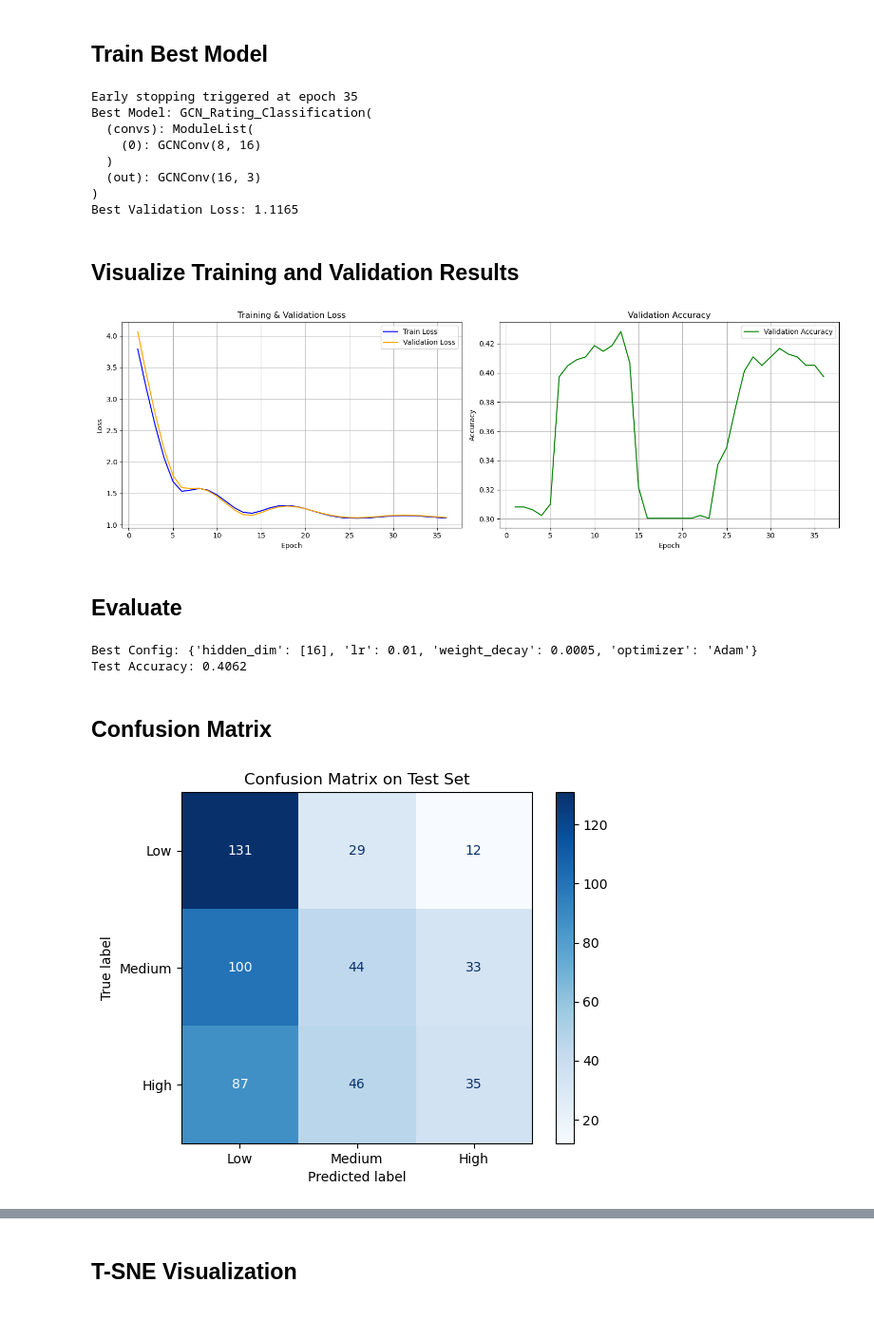
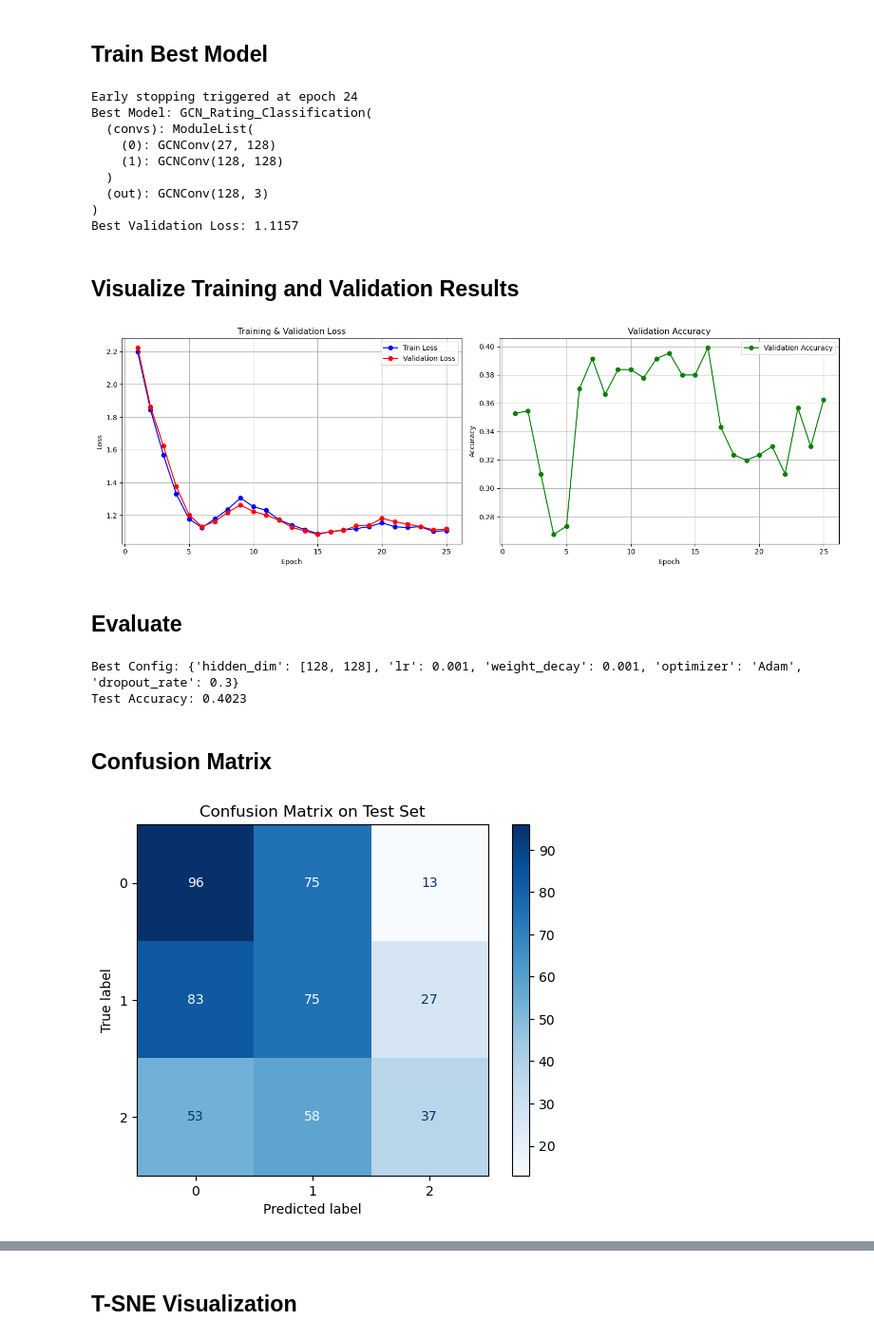
Before and after one commit to gentrylamb/dsan6400-final-project, a Jupyter notebook: code/GNN.ipynb, the cells around one changed output, grey strips where cells are left out. Shown at 95% size. Cells and saved outputs as stored; diff of their text form; code cells hidden in the pictures.

Commit message:
tried to mkae GNN better for predicting movie ratings with 3 classes/buckets

```diff
--- a/code/GNN.ipynb
+++ b/code/GNN.ipynb
@@ -199,10 +232,13 @@ class GCN_Rating_Classification(torch.nn.Module):
 # %% [markdown]
 ## Model Training
 # %%
-def train_model(data, input_dim, hidden_dim, lr, weight_decay, optimizer_type):
+def train_model(data, input_dim, hidden_dim, lr, weight_decay, optimizer_type, dropout_rate):
     device = torch.device("cuda" if torch.cuda.is_available() else "cpu")
 
-    model = GCN_Rating_Classification(input_dim, hidden_dim, output_dim = 3).to(device)
+    # Specify number fo classes for output
+    output_dim = labels.max().item() + 1
+
+    model = GCN_Rating_Classification(input_dim, hidden_dim, output_dim, dropout_rate).to(device)
     data = data.to(device)
 
     if optimizer_type == "Adam":
@@ -294,11 +337,21 @@ def hyperparameter_tuning(data, input_dim, param_grid):
 
     return best_model, best_config, best_loss
 # %%
+
 param_grid = {
-    "hidden_dim": [[16], [32], [64, 32], [64, 32, 16]],
+    "hidden_dim": [[128], [256], [128, 128]],
     "lr": [0.01, 0.001],
     "weight_decay": [5e-4, 1e-3],
-    "optimizer": ["Adam", "SGD", "RMSprop"]
+    "optimizer": ["Adam", "SGD", "RMSprop"],
+    "dropout_rate": [0.2, 0.3]
+}
+
+param_grid = {
+    "hidden_dim": [[128, 128]],
+    "lr": [0.001],
+    "weight_decay": [1e-3],
+    "optimizer": ["Adam"],
+    "dropout_rate": [0.3]
 }
 
 best_model, best_config, best_loss = hyperparameter_tuning(
@@ -338,20 +380,22 @@ best_model, best_val_loss, train_losses, val_accuracies, val_losses = train_mode
     hidden_dim = best_config["hidden_dim"],
     lr = best_config["lr"],
     weight_decay = best_config["weight_decay"],
-    optimizer_type = best_config["optimizer"]
+    optimizer_type = best_config["optimizer"],
+    dropout_rate = 0.2
 )
 
 print(f"Best Model: {best_model}")
 print(f"Best Validation Loss: {best_val_loss:.4f}")
 # %% [output]
-Early stopping triggered at epoch 35
+Early stopping triggered at epoch 24
 Best Model: GCN_Rating_Classification(
   (convs): ModuleList(
-    (0): GCNConv(8, 16)
+    (0): GCNConv(27, 128)
+    (1): GCNConv(128, 128)
   )
-  (out): GCNConv(16, 3)
+  (out): GCNConv(128, 3)
 )
-Best Validation Loss: 1.1165
+Best Validation Loss: 1.1157
 # %% [markdown]
 ## Visualize Training and Validation Results
 # %%
@@ -361,8 +405,8 @@ plt.figure(figsize = (15, 5))
 
 # Subplot 1: Losses
 plt.subplot(1, 2, 1)
-plt.plot(epochs, train_losses, label = "Train Loss", color = "blue")
-plt.plot(epochs, val_losses, label = "Validation Loss", color = "orange")
+plt.plot(epochs, train_losses, label = "Train Loss", color = "blue", marker = "o")
+plt.plot(epochs, val_losses, label = "Validation Loss", color = "red", marker = "o")
 plt.xlabel("Epoch")
 plt.ylabel("Loss")
 plt.title("Training & Validation Loss")
@@ -371,7 +415,7 @@ plt.legend()
 
 # Subplot 2: Validation Accuracy
 plt.subplot(1, 2, 2)
-plt.plot(epochs, val_accuracies, label = "Validation Accuracy", color = "green")
+plt.plot(epochs, val_accuracies, label = "Validation Accuracy", color = "green", marker = "o")
 plt.xlabel("Epoch")
 plt.ylabel("Accuracy")
 plt.title("Validation Accuracy")
@@ -381,35 +425,34 @@ plt.legend()
 plt.tight_layout()
 plt.show()
 # %% [output]
-[figure, old version]
+[figure, new version]
 # %% [markdown]
 ## Evaluate
 # %%
 # Evaluate best model on test set
 best_model.eval()
 with torch.no_grad():
-    pred = best_model(data).argmax(dim = 1)
-    correct = (pred[data.test_mask] == data.y[data.test_mask]).sum()
-    acc = int(correct) / int(data.test_mask.sum())
+    out = best_model(data)  # [num_nodes, num_classes]
+    pred = out.argmax(dim = 1)
+
+    y_true = data.y[data.test_mask].cpu().numpy()
+    y_pred = pred[data.test_mask].cpu().numpy()
+
+    acc = (y_pred == y_true).mean()
     print(f"Best Config: {best_config}")
     print(f"Test Accuracy: {acc:.4f}")
 # %% [output]
-Best Config: {'hidden_dim': [16], 'lr': 0.01, 'weight_decay': 0.0005, 'optimizer': 'Adam'}
-Test Accuracy: 0.4062
+Best Config: {'hidden_dim': [128, 128], 'lr': 0.001, 'weight_decay': 0.001, 'optimizer': 'Adam', 'dropout_rate': 0.3}
+Test Accuracy: 0.4023
 # %% [markdown]
 ## Confusion Matrix
 # %%
-best_model.eval()
-with torch.no_grad():
-    out = best_model(data)
-    pred = out.argmax(dim=1)
-    y_true = data.y[data.test_mask].cpu().numpy()
-    y_pred = pred[data.test_mask].cpu().numpy()
+display_labels = np.unique(labels)
 
 cm = confusion_matrix(y_true, y_pred)
-disp = ConfusionMatrixDisplay(confusion_matrix=cm, display_labels = ["Low", "Medium", "High"])
+disp = ConfusionMatrixDisplay(confusion_matrix=cm, display_labels = display_labels)
 disp.plot(cmap = plt.cm.Blues)
 plt.title("Confusion Matrix on Test Set")
 plt.show()
 # %% [output]
-[figure, old version]
+[figure, new version]
```
Also changed, not shown: parts of 12 cells of this notebook.
